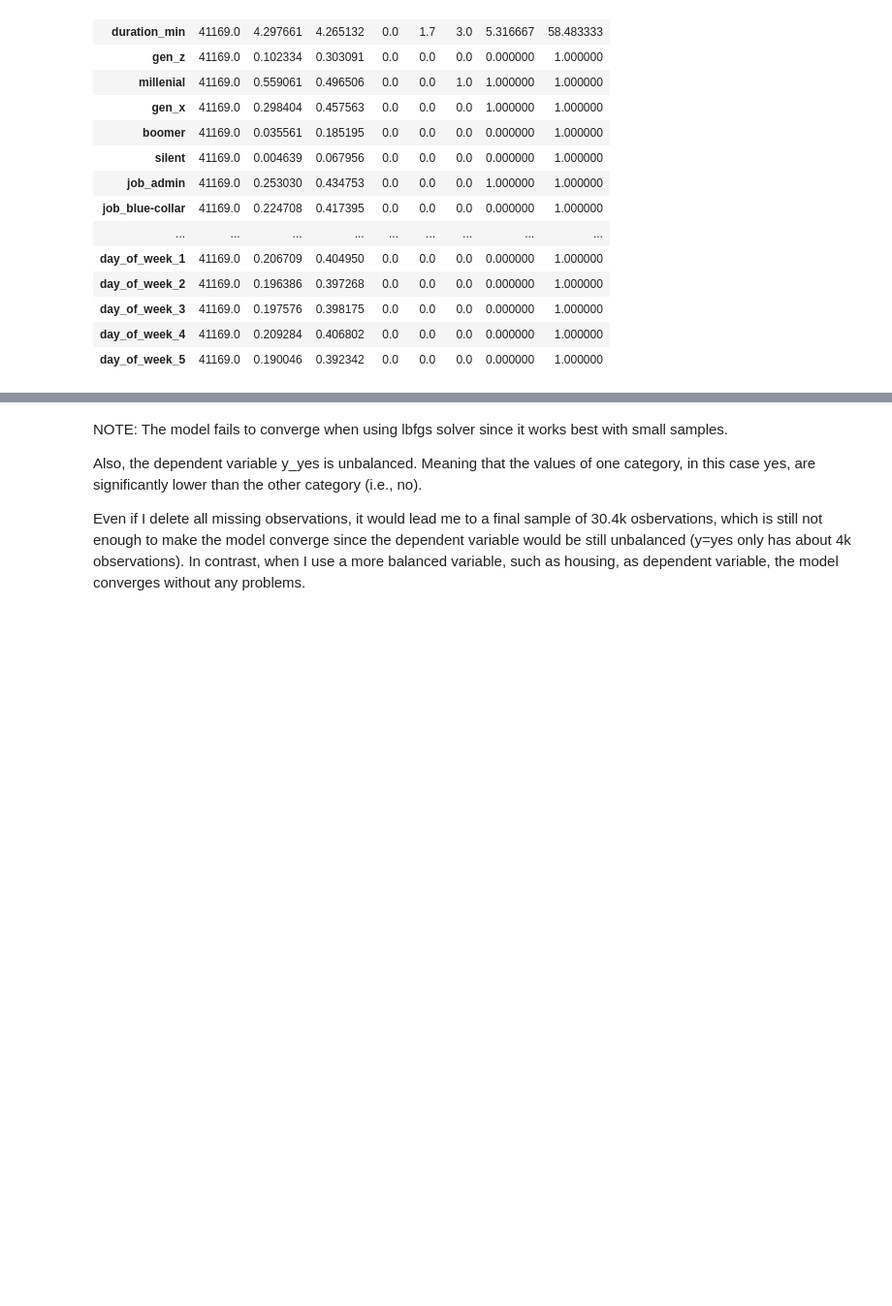
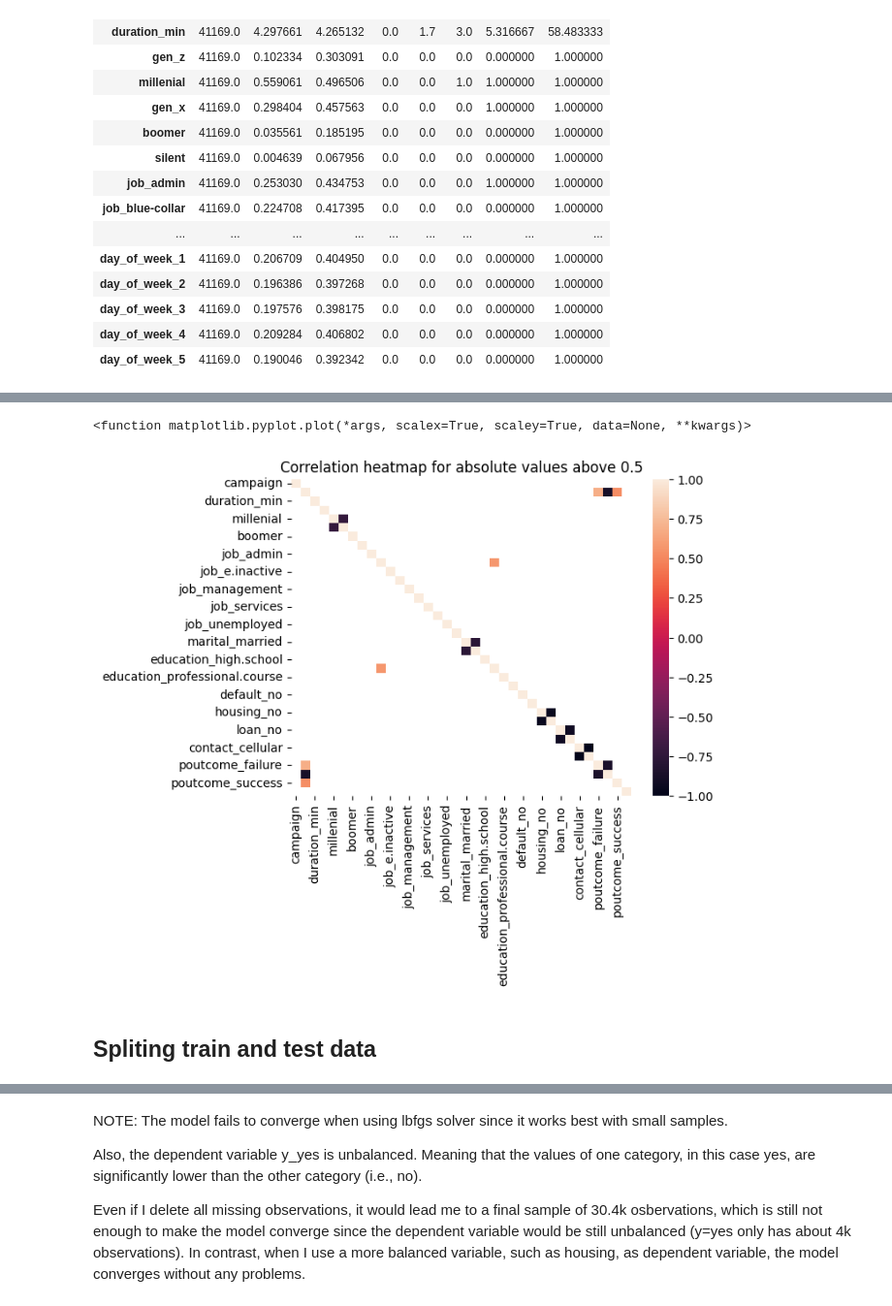
Before and after one commit to linama2593/machine-learning-banking-data, a Jupyter notebook: src/ML_banking_data.ipynb, the cells around one changed output, grey strips where cells are left out. Shown at 97% size. Saved outputs shown, nothing was run; the diff lists cells and outputs as text; code cells hidden in the pictures; blank space fills up the shorter version.

```diff
--- a/src/ML_banking_data.ipynb
+++ b/src/ML_banking_data.ipynb
@@ -713 +689,15 @@ NOTE: recall that removing columns is not equal to removing observations. Althou
+# %%
+to_drop=['y_no', 'month_3', 'month_4', 'month_5',
+       'month_6', 'month_7', 'month_8', 'month_9', 'month_10', 'month_11',
+       'month_12', 'day_of_week_1', 'day_of_week_2', 'day_of_week_3',
+       'day_of_week_4', 'day_of_week_5']
+
+corr_matrix=bank_raw.drop(to_drop, axis=1).corr()
+
+sns.heatmap(corr_matrix[corr_matrix.abs()>=0.5])
+plt.title('Correlation heatmap for absolute values above 0.5')
+plt.plot
+# %% [output]
+<function matplotlib.pyplot.plot(*args, scalex=True, scaley=True, data=None, **kwargs)>
+[figure, added]
 # %%
@@ -720,0 +712,2 @@ bank_clean=bank_raw.drop(columns=cols, axis=1)
+# %% [markdown]
+## Spliting train and test data
```
Also changed, not shown: parts of 85 cells of this notebook, 18 other files.
